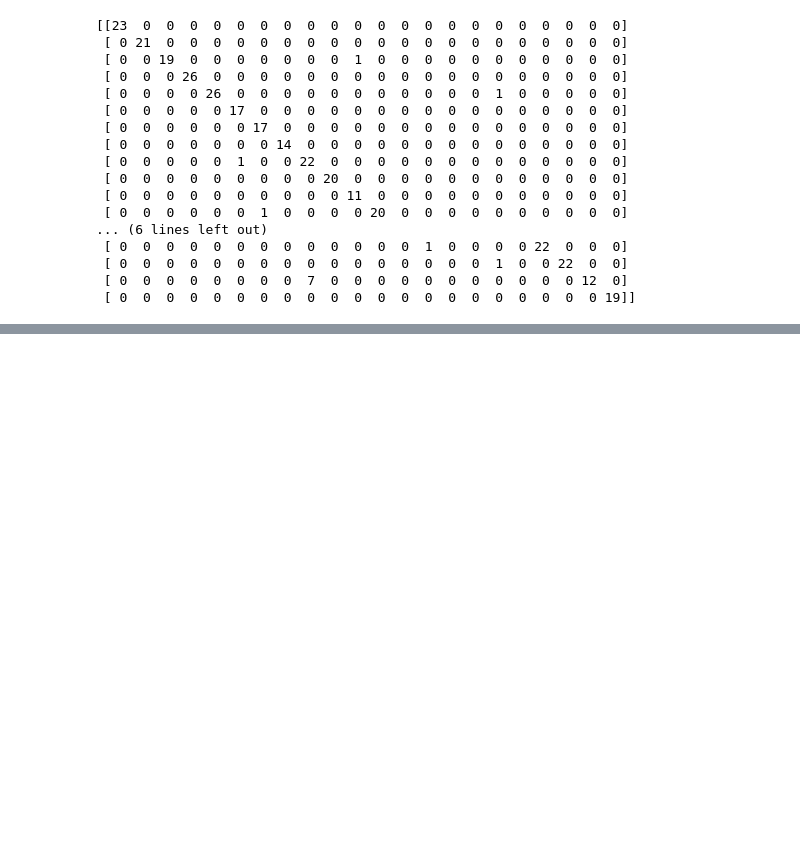
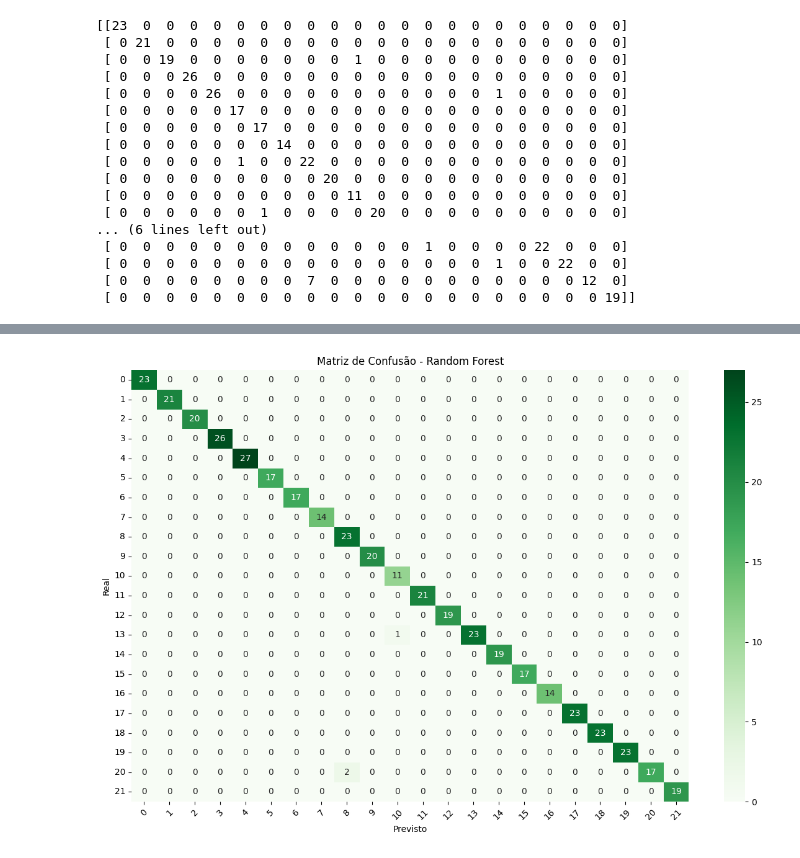
Before and after one commit to fiap-ia-2025/chap14-machine-learning, a Jupyter notebook: agriculture.ipynb, the cells around one changed output, grey strips where cells are left out. Drawn from its saved outputs; the diff is of its cells as text; code cells hidden in the pictures; blank space fills up the shorter version.

Commit message:
Adding Random Forest

```diff
--- a/agriculture.ipynb
+++ b/agriculture.ipynb
@@ -382,3 +384,8 @@ print(confusion_matrix(y_test, y_svc_predict))
  [ 0  0  0  0  0  0  0  0  0  0  0  0  0  0  0  0  1  0  0 22  0  0]
  [ 0  0  0  0  0  0  0  0  7  0  0  0  0  0  0  0  0  0  0  0 12  0]
  [ 0  0  0  0  0  0  0  0  0  0  0  0  0  0  0  0  0  0  0  0  0 19]]
+# %%
+# Random Forest
+# A floresta aleatória (Random Forest) é um modelo baseado em múltiplas árvores de decisão que votam em conjunto para realizar a predição.
+rf_model = RandomForestClassifier(n_estimators=100, random_state=42)
+rf_model.fit(X_train, y_train)
@@ -384,0 +394,4 @@ print(confusion_matrix(y_test, y_svc_predict))
+# %%
+y_pred_rf = rf_model.predict(X_test)
+print("Acurácia da Random Forest:", accuracy_score(y_test, y_pred_rf))
+print("\nRelatório de Classificação:\n", classification_report(y_test, y_pred_rf))
@@ -384,0 +416,12 @@ print(confusion_matrix(y_test, y_svc_predict))
+# %%
+plt.figure(figsize=(12, 8))
+sns.heatmap(confusion_matrix(y_test, y_pred_rf), annot=True, fmt='d', cmap='Greens', xticklabels=rf_model.classes_, yticklabels=rf_model.classes_)
+plt.title("Matriz de Confusão - Random Forest")
+plt.xlabel("Previsto")
+plt.ylabel("Real")
+plt.xticks(rotation=45)
+plt.yticks(rotation=0)
+plt.tight_layout()
+plt.show()
+# %% [output]
+[figure, added]
```
Also changed, not shown: parts of 16 cells of this notebook.
